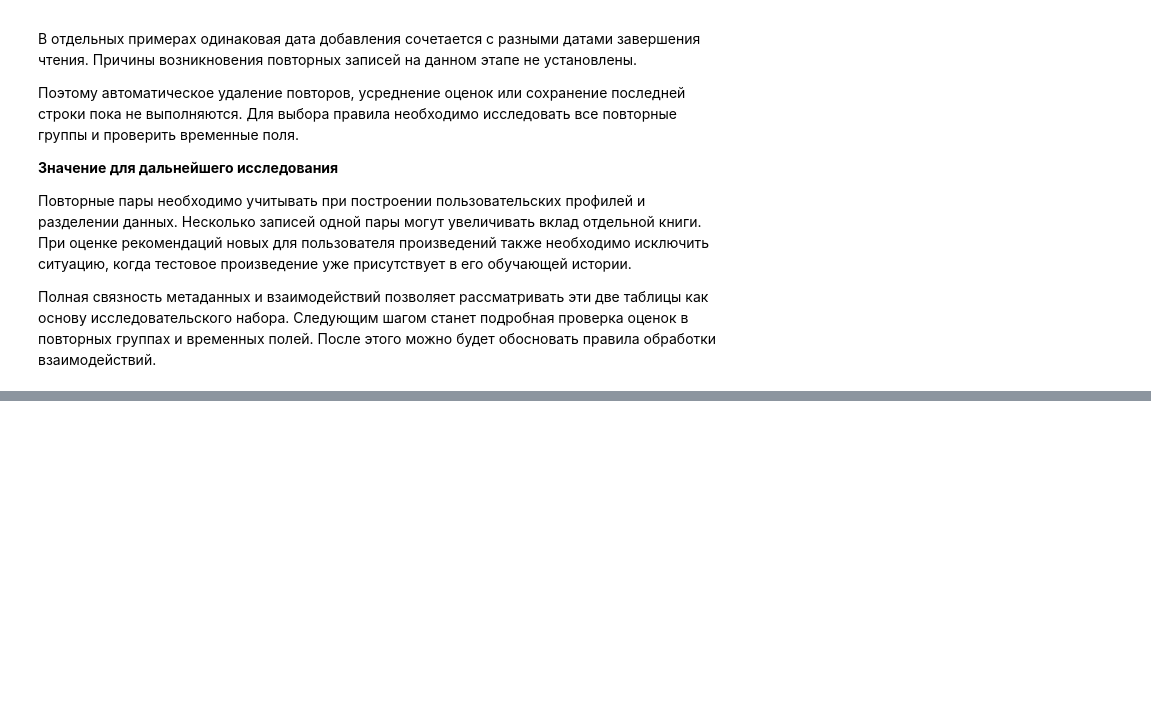
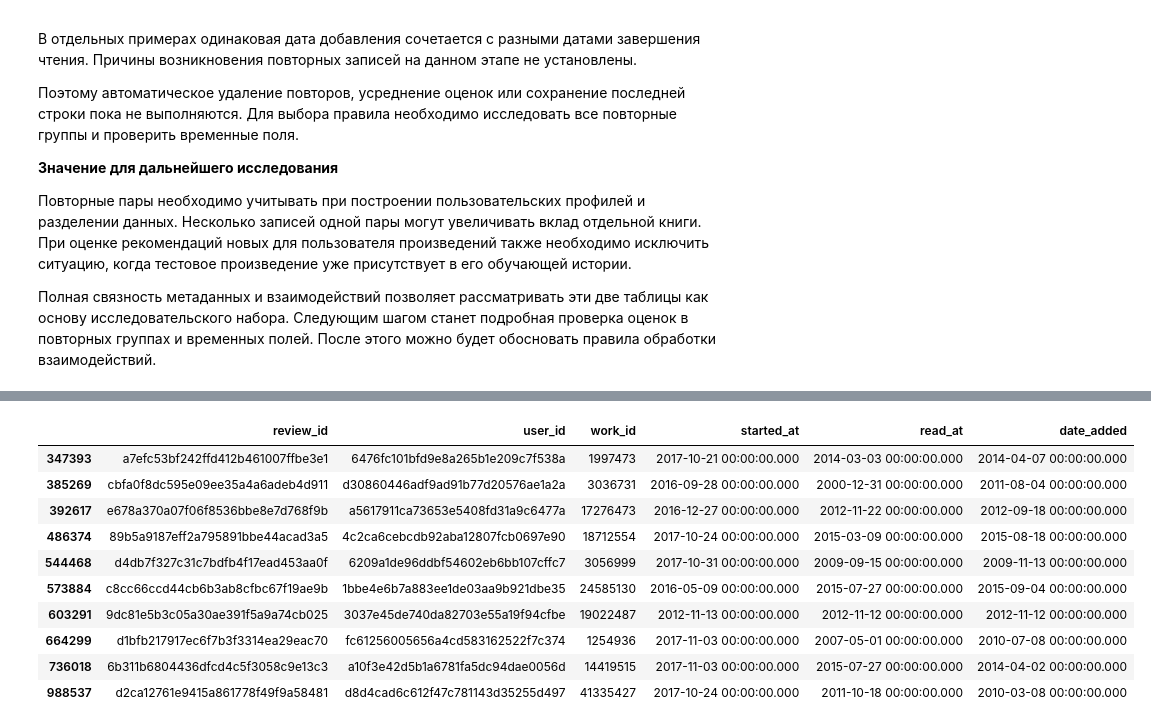
Before and after one commit to RafaelART01/BookRecommender, a Jupyter notebook: notebooks/01_data_audit.ipynb, the cells around one changed output, grey strips where cells are left out. Cells and saved outputs as stored; diff of their text form; code cells hidden in the pictures; blank space fills up the shorter version.

```diff
--- a/notebooks/01_data_audit.ipynb
+++ b/notebooks/01_data_audit.ipynb
@@ -1041,0 +1419,33 @@ user_id и work_id.
+# %%
+reading_order_mask = (
+    interactions_audit["read_at_dt"].notna()
+    & interactions_audit["started_at_dt"].notna()
+    & (
+        interactions_audit["read_at_dt"]
+        < interactions_audit["started_at_dt"]
+    )
+)
+
+interactions_audit.loc[
+    reading_order_mask,
+    [
+        "review_id",
+        "user_id",
+        "work_id",
+        "started_at",
+        "read_at",
+        "date_added",
+    ],
+].head(10)
+# %% [output]
+|  | review_id | user_id | work_id | started_at | read_at | date_added |
+| 347393 | a7efc53bf242ffd412b461007ffbe3e1 | 6476fc101bfd9e8a265b1e209c7f538a | 1997473 | 2017-10-21 00:00:00.000 | 2014-03-03 00:00:00.000 | 2014-04-07 00:00:00.000 |
+| 385269 | cbfa0f8dc595e09ee35a4a6adeb4d911 | d30860446adf9ad91b77d20576ae1a2a | 3036731 | 2016-09-28 00:00:00.000 | 2000-12-31 00:00:00.000 | 2011-08-04 00:00:00.000 |
+| 392617 | e678a370a07f06f8536bbe8e7d768f9b | a5617911ca73653e5408fd31a9c6477a | 17276473 | 2016-12-27 00:00:00.000 | 2012-11-22 00:00:00.000 | 2012-09-18 00:00:00.000 |
+| 486374 | 89b5a9187eff2a795891bbe44acad3a5 | 4c2ca6cebcdb92aba12807fcb0697e90 | 18712554 | 2017-10-24 00:00:00.000 | 2015-03-09 00:00:00.000 | 2015-08-18 00:00:00.000 |
+| 544468 | d4db7f327c31c7bdfb4f17ead453aa0f | 6209a1de96ddbf54602eb6bb107cffc7 | 3056999 | 2017-10-31 00:00:00.000 | 2009-09-15 00:00:00.000 | 2009-11-13 00:00:00.000 |
+| 573884 | c8cc66ccd44cb6b3ab8cfbc67f19ae9b | 1bbe4e6b7a883ee1de03aa9b921dbe35 | 24585130 | 2016-05-09 00:00:00.000 | 2015-07-27 00:00:00.000 | 2015-09-04 00:00:00.000 |
+| 603291 | 9dc81e5b3c05a30ae391f5a9a74cb025 | 3037e45de740da82703e55a19f94cfbe | 19022487 | 2012-11-13 00:00:00.000 | 2012-11-12 00:00:00.000 | 2012-11-12 00:00:00.000 |
+| 664299 | d1bfb217917ec6f7b3f3314ea29eac70 | fc61256005656a4cd583162522f7c374 | 1254936 | 2017-11-03 00:00:00.000 | 2007-05-01 00:00:00.000 | 2010-07-08 00:00:00.000 |
+| 736018 | 6b311b6804436dfcd4c5f3058c9e13c3 | a10f3e42d5b1a6781fa5dc94dae0056d | 14419515 | 2017-11-03 00:00:00.000 | 2015-07-27 00:00:00.000 | 2014-04-02 00:00:00.000 |
+| 988537 | d2ca12761e9415a861778f49f9a58481 | d8d4cad6c612f47c781143d35255d497 | 41335427 | 2017-10-24 00:00:00.000 | 2011-10-18 00:00:00.000 | 2010-03-08 00:00:00.000 |
```
Also changed, not shown: parts of 25 cells of this notebook.
